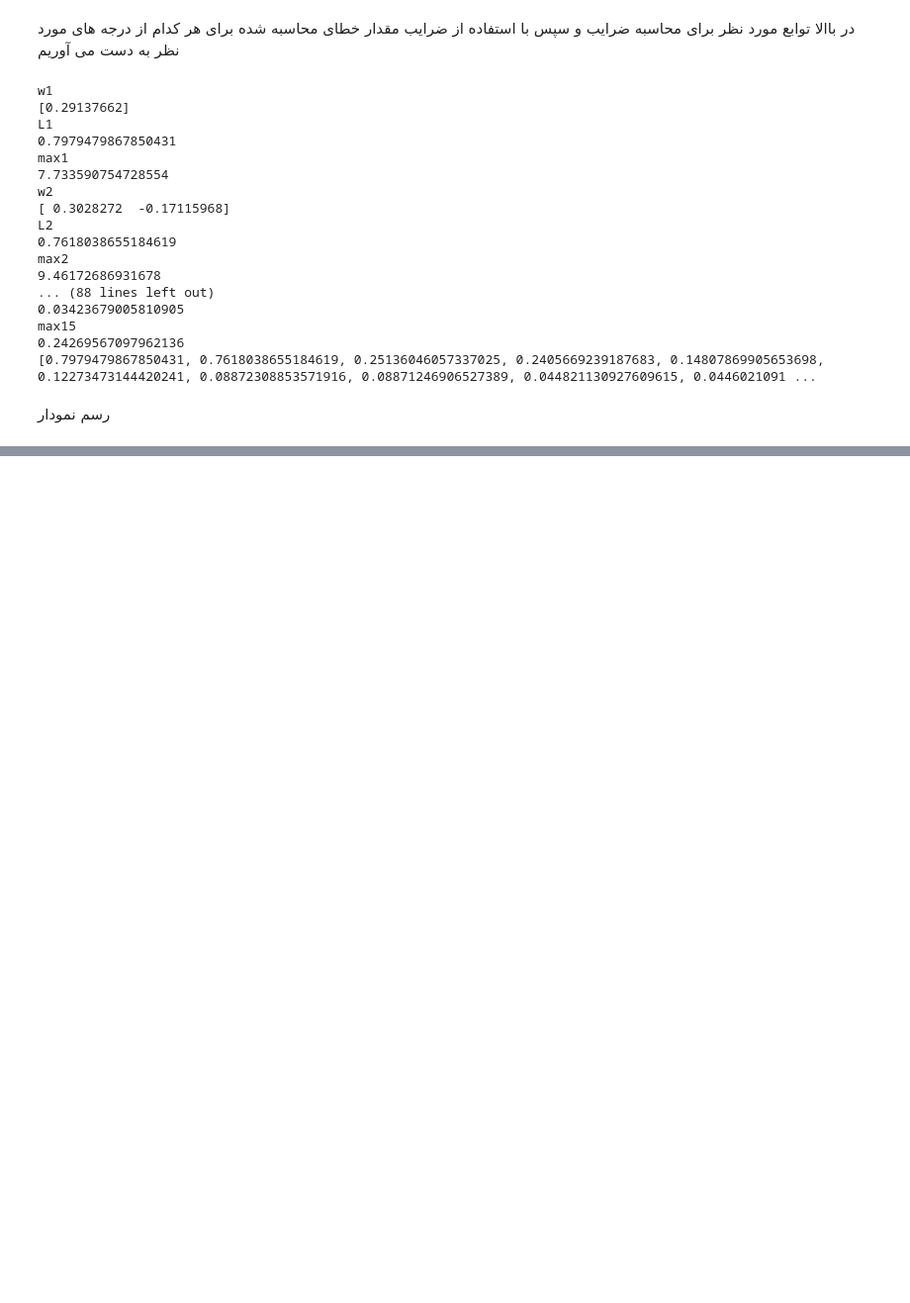
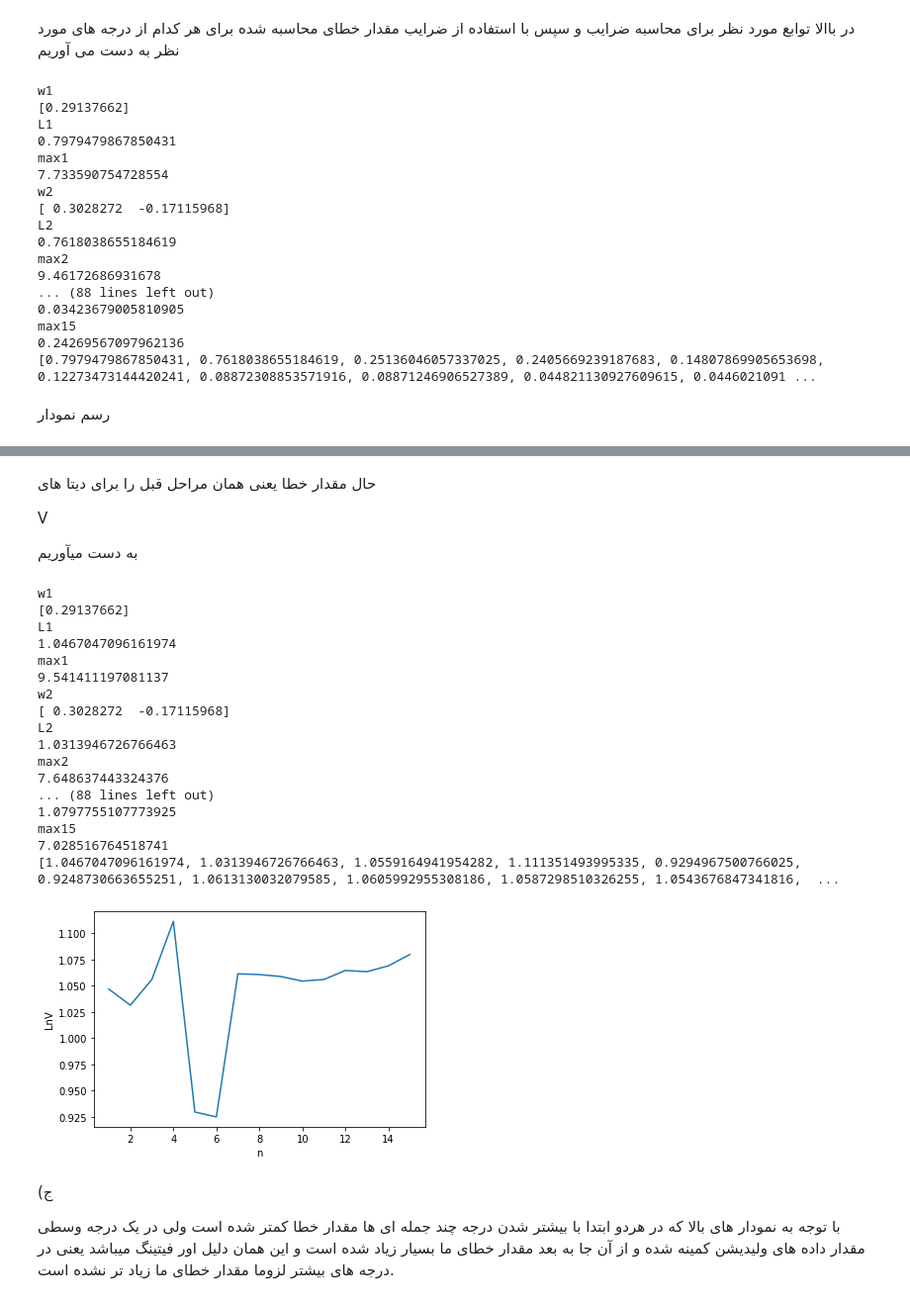
Before and after one commit to alirezakhaleghianaghizi/ml_1401, a Jupyter notebook: q2ml1401.ipynb, the cells around one changed output, grey strips where cells are left out. Shown at 99% size. Drawn from its saved outputs; the diff is of its cells as text; code cells hidden in the pictures; blank space fills up the shorter version.

```diff
--- a/q2ml1401.ipynb
+++ b/q2ml1401.ipynb
@@ -142,0 +159,50 @@ plt.show()
+# %% [markdown]
+حال مقدار خطا یعنی همان مراحل قبل را برای دیتا های
+
+V
+
+به دست میآوریم
+# %%
+tra= np.array(V).T
+yV=tra[1]
+yV=np.array(yV,dtype=float)
+Ln=[]
+for i in range(15):
+  spi=spiFunctionN(i+1,S)
+  w=WofN(yS,spi)
+  li=calLsn(w,yV,spi)
+  Ln.append(li)
+print(Ln)
+import matplotlib.pyplot as plt
+xaxis=[]
+for i in range(15):
+  xaxis.append(i+1)
+xpoints = np.array(xaxis)
+ypoints = np.array(Ln)
+plt.xlabel("n")
+plt.ylabel("LnV")
+plt.plot(xpoints, ypoints)
+plt.show()
+# %% [output]
+w1
+[0.29137662]
+L1
+1.0467047096161974
+max1
+9.541411197081137
+w2
+[ 0.3028272  -0.17115968]
+L2
+1.0313946726766463
+max2
+7.648637443324376
+... (88 lines left out)
+1.0797755107773925
+max15
+7.028516764518741
+[1.0467047096161974, 1.0313946726766463, 1.0559164941954282, 1.111351493995335, 0.9294967500766025, 0.9248730663655251, 1.0613130032079585, 1.0605992955308186, 1.0587298510326255, 1.0543676847341816,  ...
+[figure, added]
+# %% [markdown]
+(ج
+
+با توجه به نمودار های بالا که در هردو ابتدا با بیشتر شدن درجه چند جمله ای ها مقدار خطا کمتر شده است ولی در یک درجه وسطی مقدار داده های ولیدیشن کمینه شده و از آن جا به بعد مقدار خطای ما بسیار زیاد شده است و این همان دلیل اور فیتینگ میباشد یعنی در درجه های بیشتر لزوما مقدار خطای ما زیاد تر نشده است.
```
Also changed, not shown: parts of 8 cells of this notebook.
